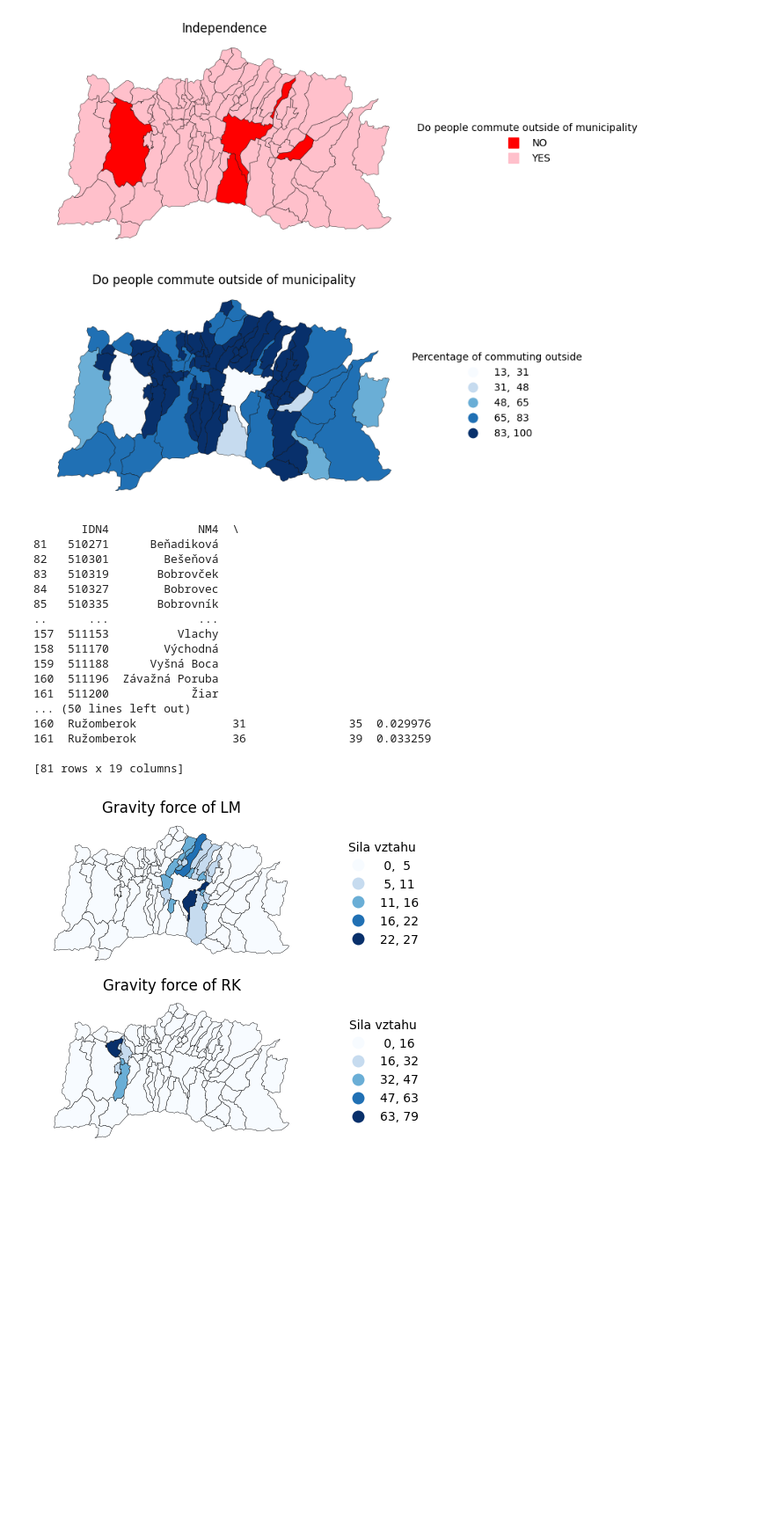
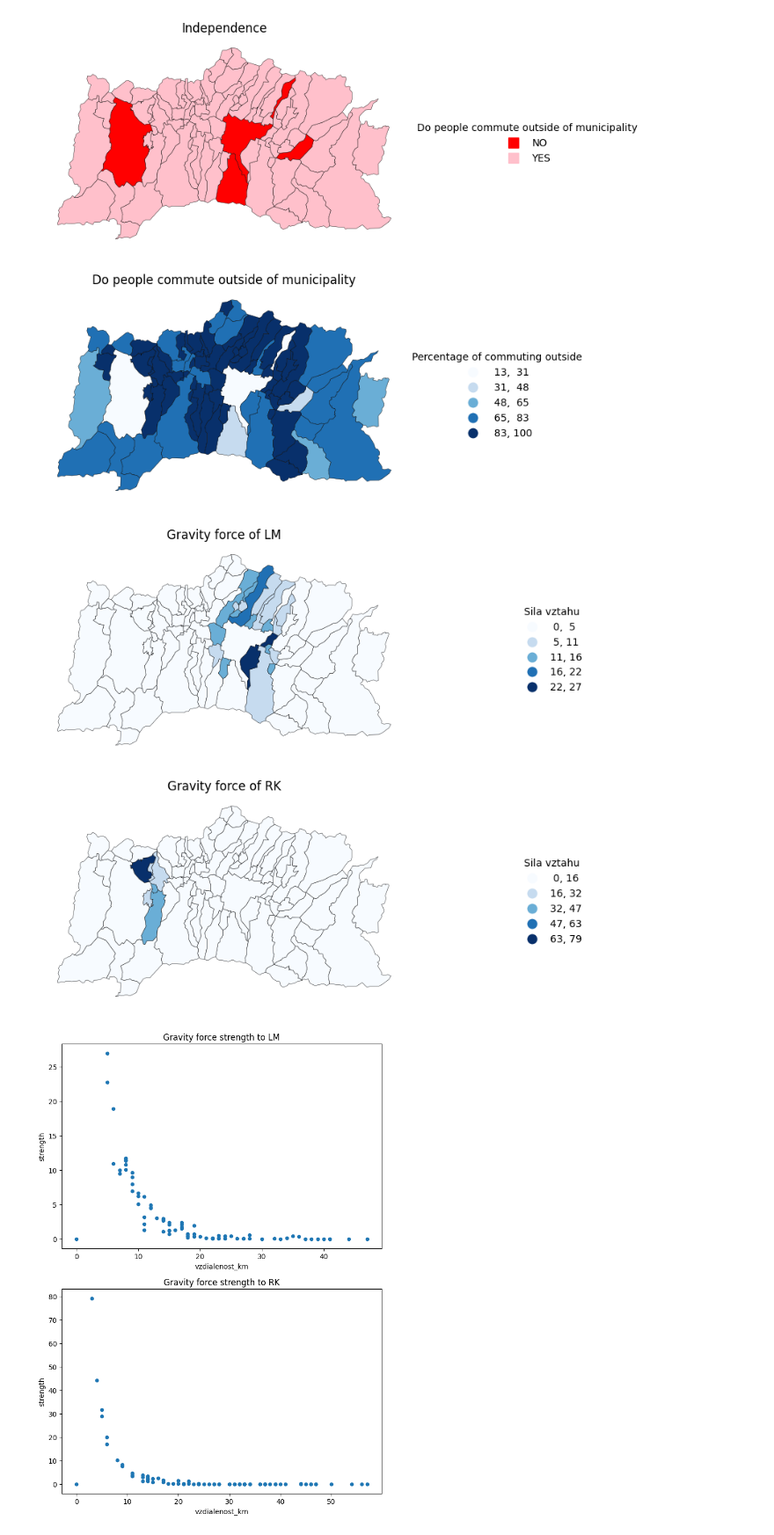
Before and after one commit to dbelohonov/maps_liptov, a Jupyter notebook: notebooks/maps.ipynb, the cells around one changed output. Shown at 88% size. Cells and saved outputs as stored; diff of their text form; code cells hidden in the pictures; blank space fills up the shorter version.

Commit message:
Small improvements to readme, plots for Gravity

```diff
--- a/notebooks/maps.ipynb
+++ b/notebooks/maps.ipynb
@@ -456,7 +456,7 @@ dist_lm = (
 dist_rk = (
     dist[dist["mesto_id"] == 510998]
 ).replace(np.inf, 0, inplace = False)
-print(dist_rk)
+# print(dist_rk)
 plt.figure(figsize = (11.69, 8.27))
 # Gravity force of LM
 plt.subplot(2, 1, 1)
@@ -503,24 +503,25 @@ dist_rk.plot(
 )
 plt.title("Gravity force of RK")
 plt.axis(False)
-plt.savefig("../result_maps/test_LM_RK_4.pdf", format = "pdf", dpi = 300, bbox_inches = "tight")
+# plt.savefig("../result_maps/test_LM_RK_4.pdf", format = "pdf", dpi = 300, bbox_inches = "tight")
 plt.show()
 # %% [output]
-       IDN4             NM4  \
-81   510271      Beňadiková
-82   510301        Bešeňová
-83   510319       Bobrovček
-84   510327        Bobrovec
-85   510335       Bobrovník
-..      ...             ...
-157  511153          Vlachy
-158  511170        Východná
-159  511188      Vyšná Boca
-160  511196  Závažná Poruba
-161  511200            Žiar
-... (50 lines left out)
-160  Ružomberok              31               35  0.029976
-161  Ružomberok              36               39  0.033259
-
-[81 rows x 19 columns]
-[figure, old version]
+[figure, new version]
+# %%
+# dist_lm.sort_values("strength", inplace = False)
+# dist_rk.sort_values("strength", inplace = False)
+
+
+plt.figure(figsize = (8.27, 11.69))
+
+plt.subplot(2, 1, 1)
+dist_lm.plot(kind = "scatter", x = "vzdialenost_km", y = "strength", ax = plt.gca())
+plt.title("Gravity force strength to LM")
+plt.subplot(2, 1, 2)
+
+dist_rk.plot(kind = "scatter", x = "vzdialenost_km", y = "strength", ax = plt.gca())
+plt.title("Gravity force strength to RK")
+plt.savefig("../result_maps/test_LM_RK_5.pdf", format = "pdf", dpi = 300, bbox_inches = "tight")
+plt.show()
+# %% [output]
+[figure, added]
```
Also changed, not shown: parts of 1 cell of this notebook, 4 other files.
